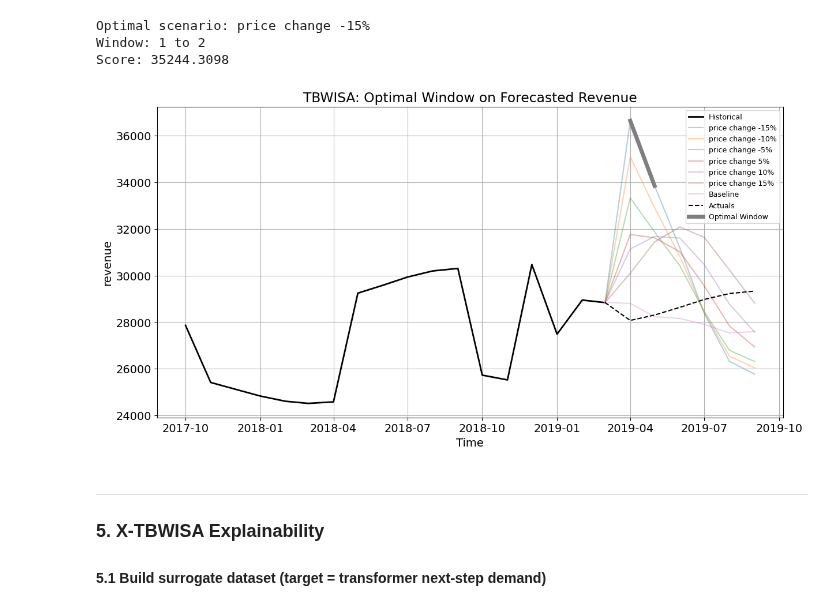
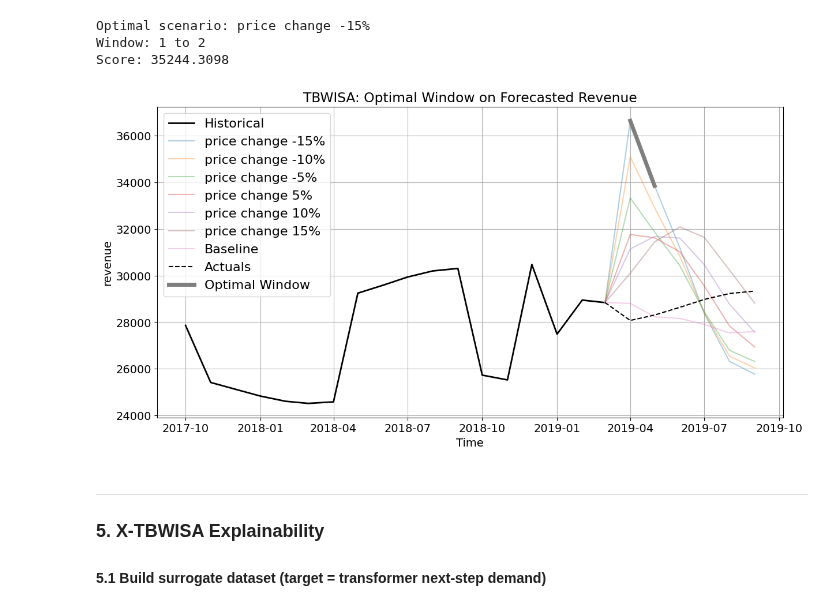
Before and after one commit to alexgrigoras/scenario-generation, a Jupyter notebook: x_tbwisa.ipynb, the cells around one changed output. Drawn from its saved outputs; the diff is of its cells as text; code cells hidden in the pictures.

Commit message:
Updated tbwisa and x-tbwisa plots

```diff
--- a/x_tbwisa.ipynb
+++ b/x_tbwisa.ipynb
@@ -339,35 +339,35 @@ def plot_optimal_window(original_series, forecasted_result, optimal):
     plt.plot(original_series.index, original_series.values, label="Historical", color="black", linewidth=2)
 
     # Forecasted revenue per scenario
     for scenario, series in forecasted_result.items():
         if isinstance(series, pd.DataFrame):
             series = series.iloc[:, 0]
         if scenario == "Actuals":
             plt.plot(series.index, series.values, label=f"{scenario}", color="black", linestyle="--")
         else:
             plt.plot(series.index, series.values, alpha=0.35, label=scenario)
 
     # Highlight optimal window on the chosen scenario
     best_series = forecasted_result[optimal["scenario"]]
     if isinstance(best_series, pd.DataFrame):
         best_series = best_series.iloc[:, 0]
 
     start_i, end_i = optimal["start"], optimal["end"]
     if start_i is not None and end_i is not None:
         w_idx = best_series.index[start_i:end_i+1]
         w_val = best_series.values[start_i:end_i+1]
         plt.plot(w_idx, w_val, linewidth=5, label="Optimal Window")
 
     plt.title("TBWISA: Optimal Window on Forecasted Revenue")
     plt.xlabel("Time")
     plt.ylabel(result_col)
-    plt.legend(loc="best", fontsize=9)
+    plt.legend(loc="best", fontsize=plot_font_size+2)
     plt.grid(True)
     plt.show()
 
 plot_optimal_window(data[result_col], scenarios_result, optimal_window)
 # %% [output]
-[figure, old version]
+[figure, new version]
 # %% [markdown]
 ---
 ### 5. X-TBWISA Explainability
```
Also changed, not shown: parts of 7 cells of this notebook, 1 other file.
